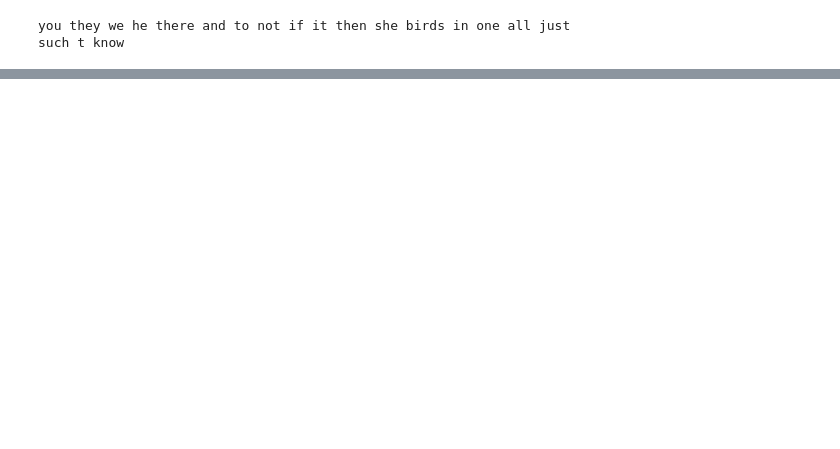
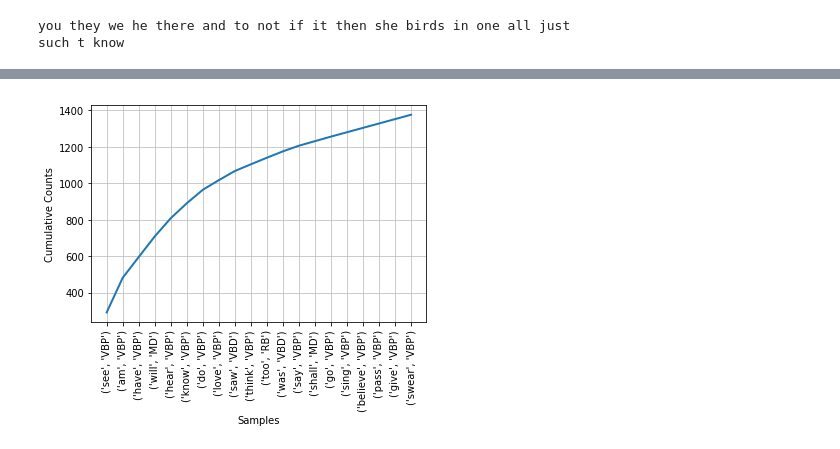
Before and after one commit to unmrds/cc-nlp, a Jupyter notebook: 02_Python_NLP_Tutorial.ipynb, the cells around one changed output, grey strips where cells are left out. Saved outputs shown, nothing was run; the diff lists cells and outputs as text; code cells hidden in the pictures; blank space fills up the shorter version.

```diff
--- a/02_Python_NLP_Tutorial.ipynb
+++ b/02_Python_NLP_Tutorial.ipynb
@@ -1565,0 +827,4 @@ emily_I_wposFD.most_common(20)
+# %%
+walt_I_wposFD.plot(20, cumulative=True)
+# %% [output]
+[figure, added]
```
Also changed, not shown: parts of 102 cells of this notebook, 2 other files.
